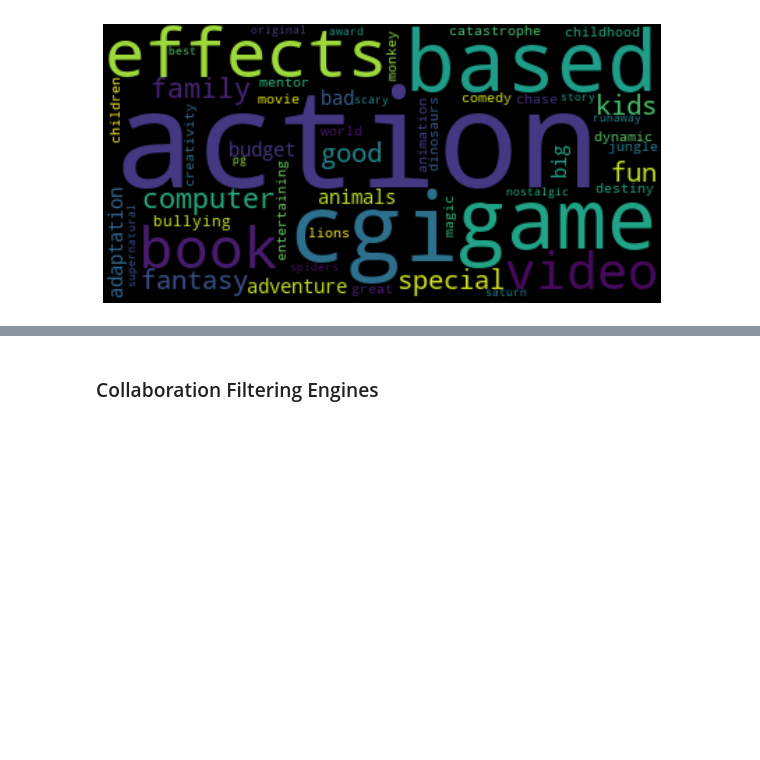
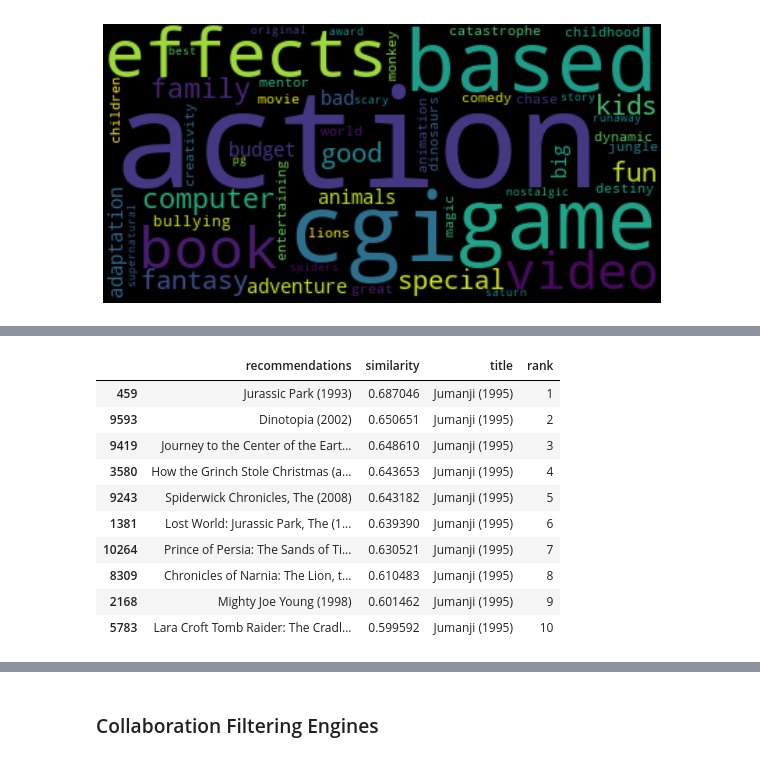
Before and after one commit to titusndondo/unsupervised-predict-streamlit-template, a Jupyter notebook: predict_deliverables/EDA.ipynb, the cells around one changed output, grey strips where cells are left out. Cells and saved outputs as stored; diff of their text form; code cells hidden in the pictures; blank space fills up the shorter version.

```diff
--- a/predict_deliverables/EDA.ipynb
+++ b/predict_deliverables/EDA.ipynb
@@ -714 +725,17 @@ sim_data.head()
+# %%
+movie_title = 'Jumanji (1995)'
+sim_data = similarity_data[similarity_data['title'] == movie_title]
+sim_data
+# %% [output]
+|  | recommendations | similarity | title | rank |
+| 459 | Jurassic Park (1993) | 0.687046 | Jumanji (1995) | 1 |
+| 9593 | Dinotopia (2002) | 0.650651 | Jumanji (1995) | 2 |
+| 9419 | Journey to the Center of the Eart... | 0.648610 | Jumanji (1995) | 3 |
+| 3580 | How the Grinch Stole Christmas (a... | 0.643653 | Jumanji (1995) | 4 |
+| 9243 | Spiderwick Chronicles, The (2008) | 0.643182 | Jumanji (1995) | 5 |
+| 1381 | Lost World: Jurassic Park, The (1... | 0.639390 | Jumanji (1995) | 6 |
+| 10264 | Prince of Persia: The Sands of Ti... | 0.630521 | Jumanji (1995) | 7 |
+| 8309 | Chronicles of Narnia: The Lion, t... | 0.610483 | Jumanji (1995) | 8 |
+| 2168 | Mighty Joe Young (1998) | 0.601462 | Jumanji (1995) | 9 |
+| 5783 | Lara Croft Tomb Raider: The Cradl... | 0.599592 | Jumanji (1995) | 10 |
 # %%
```
Also changed, not shown: parts of 7 cells of this notebook.
